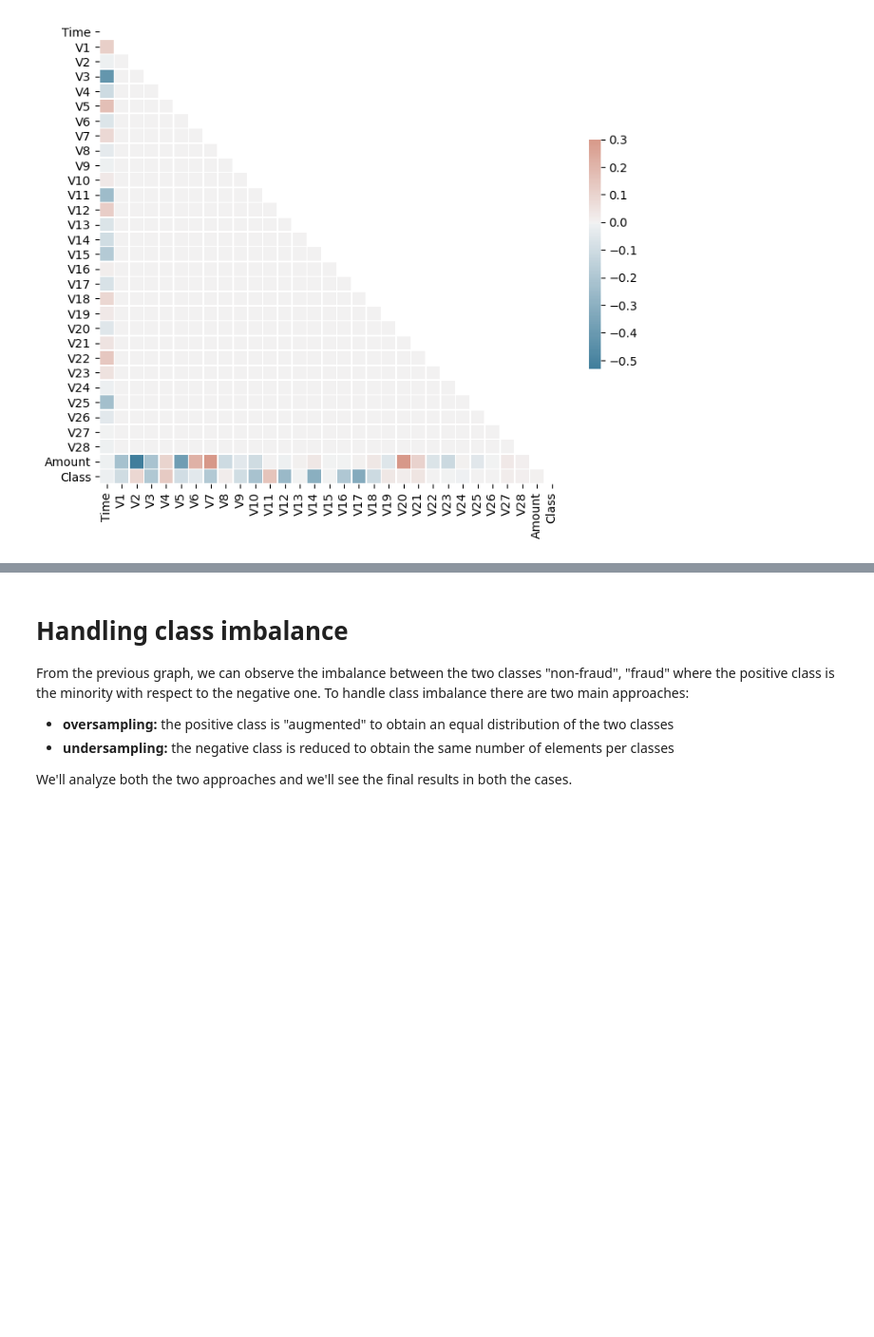
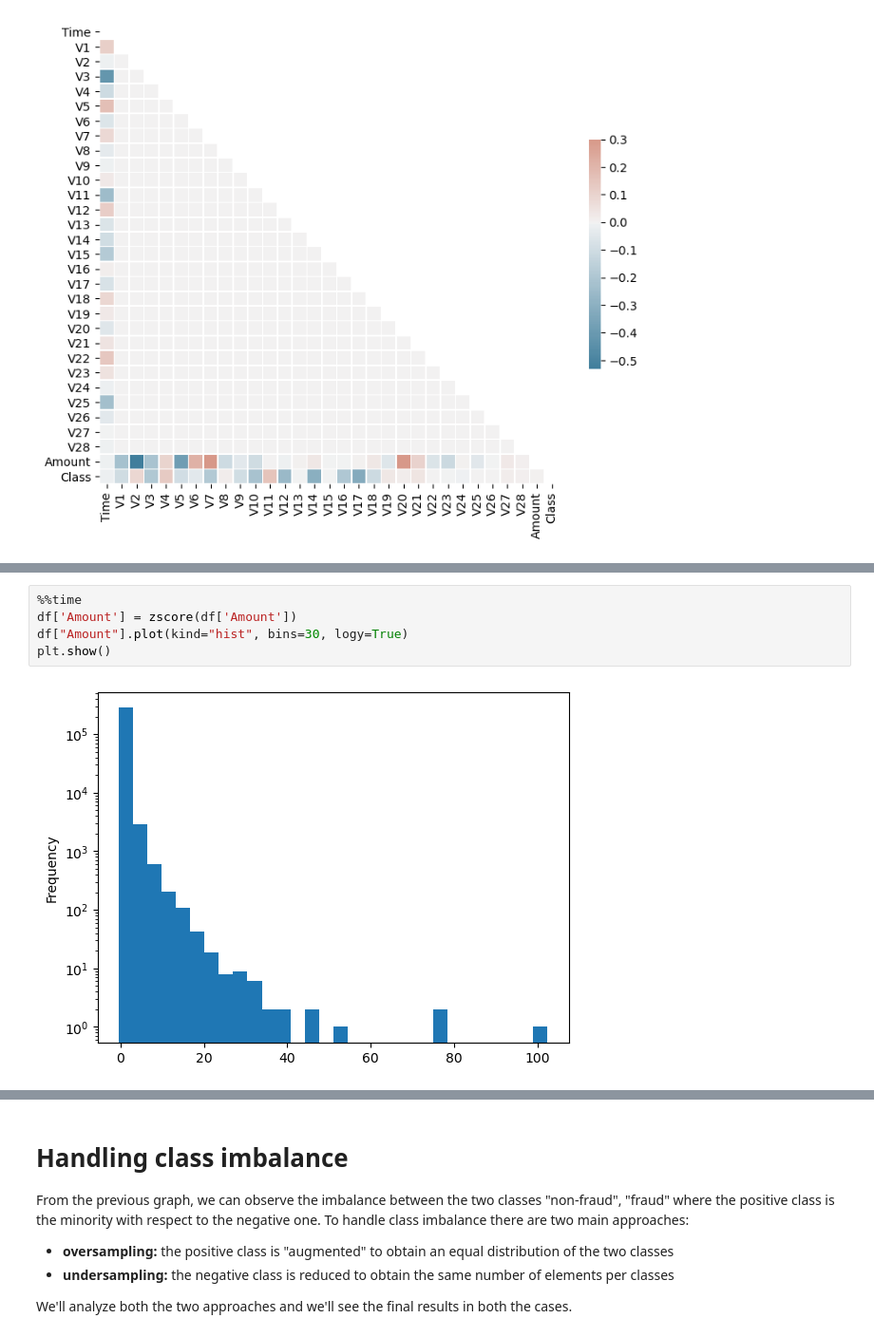
Before and after one commit to tpacini/Credit-Card-Fraud-Detection, a Jupyter notebook: src/analysis.ipynb, the cells around one changed output, grey strips where cells are left out. Shown at 95% size. Saved outputs shown, nothing was run; the diff lists cells and outputs as text; blank space fills up the shorter version.

```diff
--- a/src/analysis.ipynb
+++ b/src/analysis.ipynb
@@ -200,0 +219,7 @@ statistical test to evaluate models
+# %%
+%%time
+df['Amount'] = zscore(df['Amount'])
+df["Amount"].plot(kind="hist", bins=30, logy=True)
+plt.show()
+# %% [output]
+[figure, added]
```
Also changed, not shown: parts of 34 cells of this notebook.
